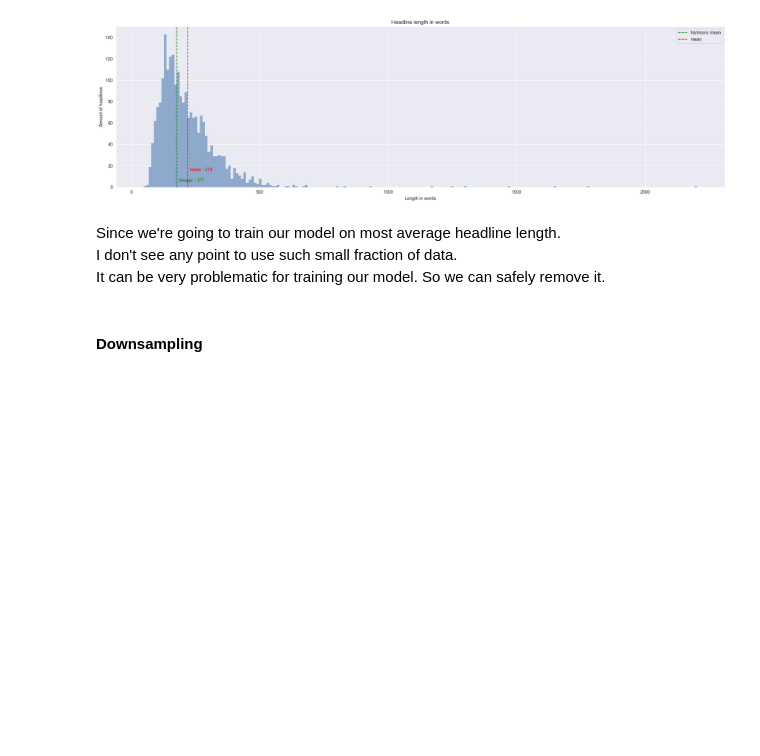
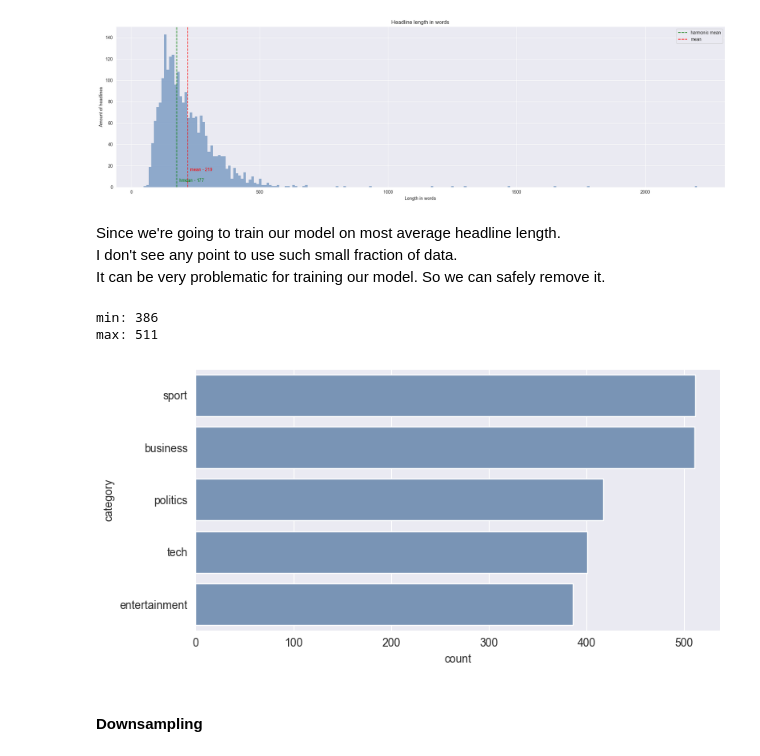
Before and after one commit to gracjan-p/bbc, a Jupyter notebook: notebooks/main.ipynb, the cells around one changed output. Drawn from its saved outputs; the diff is of its cells as text; code cells hidden in the pictures; blank space fills up the shorter version.

```diff
--- a/notebooks/main.ipynb
+++ b/notebooks/main.ipynb
@@ -116,19 +108,22 @@ It can be very problematic for training our model. So we can safely remove it.
 # %%
 sorted_categories = df['category'].value_counts().index
 
-fig, axes = plt.subplots(figsize=(10, 10))
+fig, axes = plt.subplots(figsize=(8, 4))
 
 min_label = df['category'].value_counts().min()
 max_label = df['category'].value_counts().max()
 
 print(
     f"min: {min_label}",
     f"max: {max_label}", sep='\n'
 )
 
 sb.countplot(df['category'], order=sorted_categories, color=mid_blue)
-axes.axvline(x=5_000, color='red', linestyle='--')
 plt.tight_layout()
+# %% [output]
+min: 386
+max: 511
+[figure, added]
 # %% [markdown]
 #### Downsampling
 # %%
```
Also changed, not shown: parts of 25 cells of this notebook.
